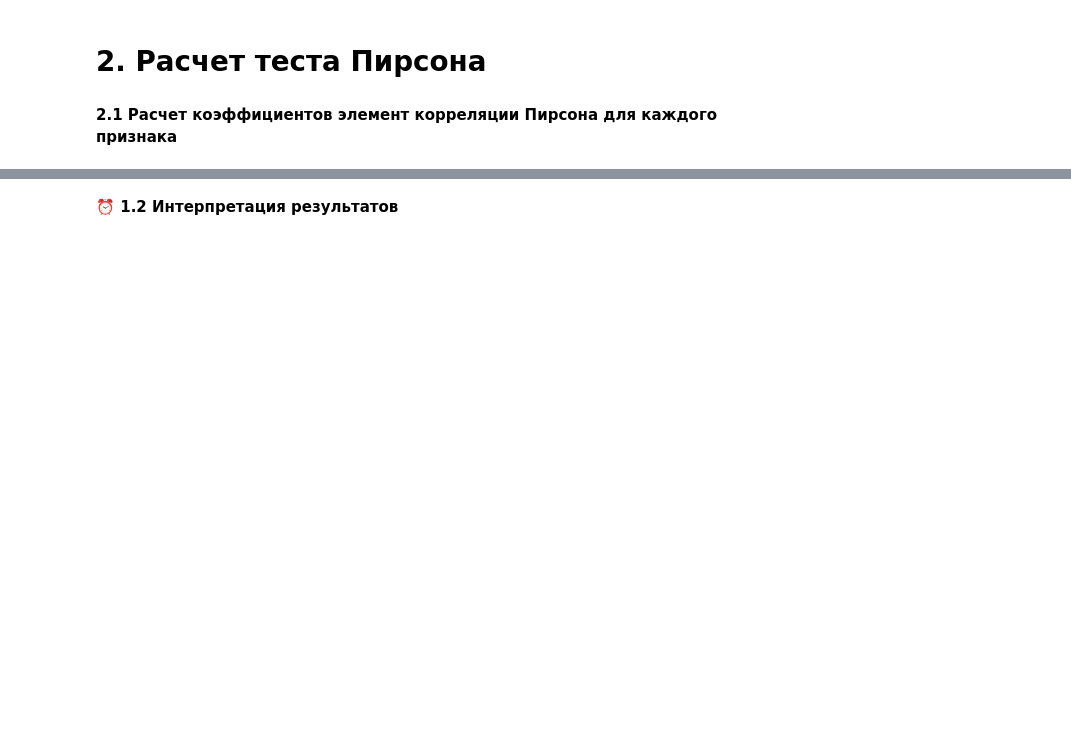
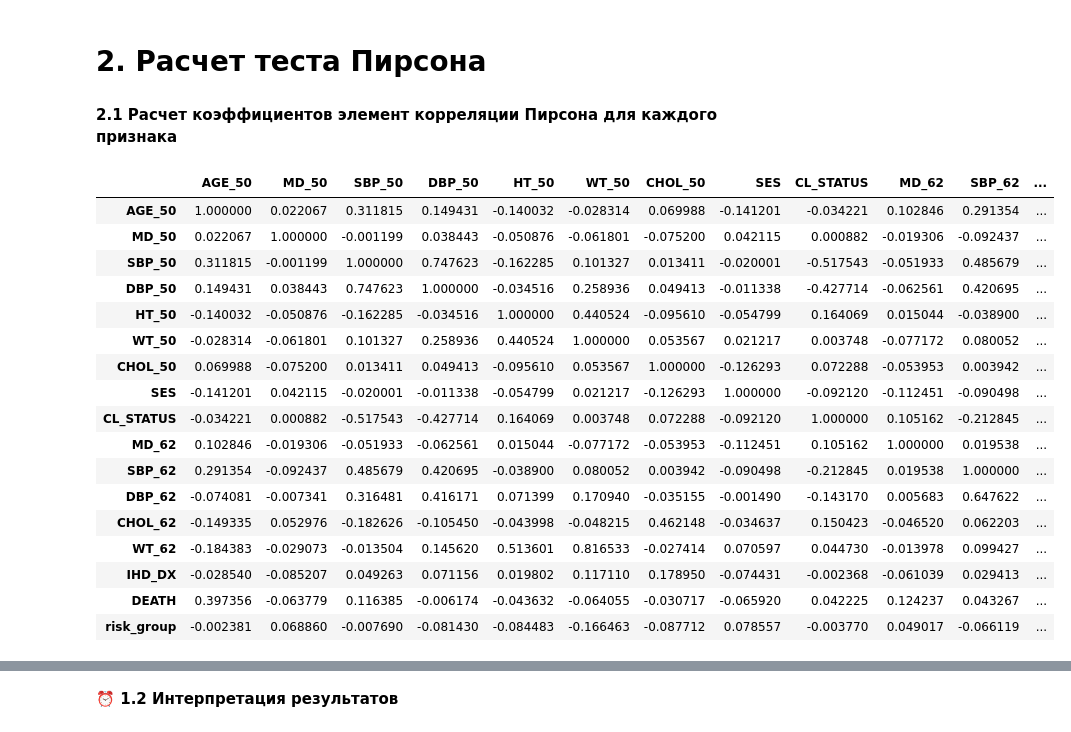
Before and after one commit to Rin-niee/MachineLearning, a Jupyter notebook: lab2.ipynb, the cells around one changed output, grey strips where cells are left out. Drawn from its saved outputs; the diff is of its cells as text; code cells hidden in the pictures; blank space fills up the shorter version.

```diff
--- a/lab2.ipynb
+++ b/lab2.ipynb
@@ -390,4 +399,25 @@ risk_group
 # **2. Расчет теста Пирсона**
 # %% [markdown]
 **2.1 Расчет коэффициентов элемент корреляции Пирсона для каждого признака**
+# %%
+df[df.select_dtypes(include=[np.number]).columns].corr()
+# %% [output]
+|  | AGE_50 | MD_50 | SBP_50 | DBP_50 | HT_50 | WT_50 | CHOL_50 | SES | CL_STATUS | MD_62 | SBP_62 | ... |
+| AGE_50 | 1.000000 | 0.022067 | 0.311815 | 0.149431 | -0.140032 | -0.028314 | 0.069988 | -0.141201 | -0.034221 | 0.102846 | 0.291354 | ... |
+| MD_50 | 0.022067 | 1.000000 | -0.001199 | 0.038443 | -0.050876 | -0.061801 | -0.075200 | 0.042115 | 0.000882 | -0.019306 | -0.092437 | ... |
+| SBP_50 | 0.311815 | -0.001199 | 1.000000 | 0.747623 | -0.162285 | 0.101327 | 0.013411 | -0.020001 | -0.517543 | -0.051933 | 0.485679 | ... |
+| DBP_50 | 0.149431 | 0.038443 | 0.747623 | 1.000000 | -0.034516 | 0.258936 | 0.049413 | -0.011338 | -0.427714 | -0.062561 | 0.420695 | ... |
+| HT_50 | -0.140032 | -0.050876 | -0.162285 | -0.034516 | 1.000000 | 0.440524 | -0.095610 | -0.054799 | 0.164069 | 0.015044 | -0.038900 | ... |
+| WT_50 | -0.028314 | -0.061801 | 0.101327 | 0.258936 | 0.440524 | 1.000000 | 0.053567 | 0.021217 | 0.003748 | -0.077172 | 0.080052 | ... |
+| CHOL_50 | 0.069988 | -0.075200 | 0.013411 | 0.049413 | -0.095610 | 0.053567 | 1.000000 | -0.126293 | 0.072288 | -0.053953 | 0.003942 | ... |
+| SES | -0.141201 | 0.042115 | -0.020001 | -0.011338 | -0.054799 | 0.021217 | -0.126293 | 1.000000 | -0.092120 | -0.112451 | -0.090498 | ... |
+| CL_STATUS | -0.034221 | 0.000882 | -0.517543 | -0.427714 | 0.164069 | 0.003748 | 0.072288 | -0.092120 | 1.000000 | 0.105162 | -0.212845 | ... |
+| MD_62 | 0.102846 | -0.019306 | -0.051933 | -0.062561 | 0.015044 | -0.077172 | -0.053953 | -0.112451 | 0.105162 | 1.000000 | 0.019538 | ... |
+| SBP_62 | 0.291354 | -0.092437 | 0.485679 | 0.420695 | -0.038900 | 0.080052 | 0.003942 | -0.090498 | -0.212845 | 0.019538 | 1.000000 | ... |
+| DBP_62 | -0.074081 | -0.007341 | 0.316481 | 0.416171 | 0.071399 | 0.170940 | -0.035155 | -0.001490 | -0.143170 | 0.005683 | 0.647622 | ... |
+| CHOL_62 | -0.149335 | 0.052976 | -0.182626 | -0.105450 | -0.043998 | -0.048215 | 0.462148 | -0.034637 | 0.150423 | -0.046520 | 0.062203 | ... |
+| WT_62 | -0.184383 | -0.029073 | -0.013504 | 0.145620 | 0.513601 | 0.816533 | -0.027414 | 0.070597 | 0.044730 | -0.013978 | 0.099427 | ... |
+| IHD_DX | -0.028540 | -0.085207 | 0.049263 | 0.071156 | 0.019802 | 0.117110 | 0.178950 | -0.074431 | -0.002368 | -0.061039 | 0.029413 | ... |
+| DEATH | 0.397356 | -0.063779 | 0.116385 | -0.006174 | -0.043632 | -0.064055 | -0.030717 | -0.065920 | 0.042225 | 0.124237 | 0.043267 | ... |
+| risk_group | -0.002381 | 0.068860 | -0.007690 | -0.081430 | -0.084483 | -0.166463 | -0.087712 | 0.078557 | -0.003770 | 0.049017 | -0.066119 | ... |
 # %%
```
Also changed, not shown: parts of 7 cells of this notebook.
